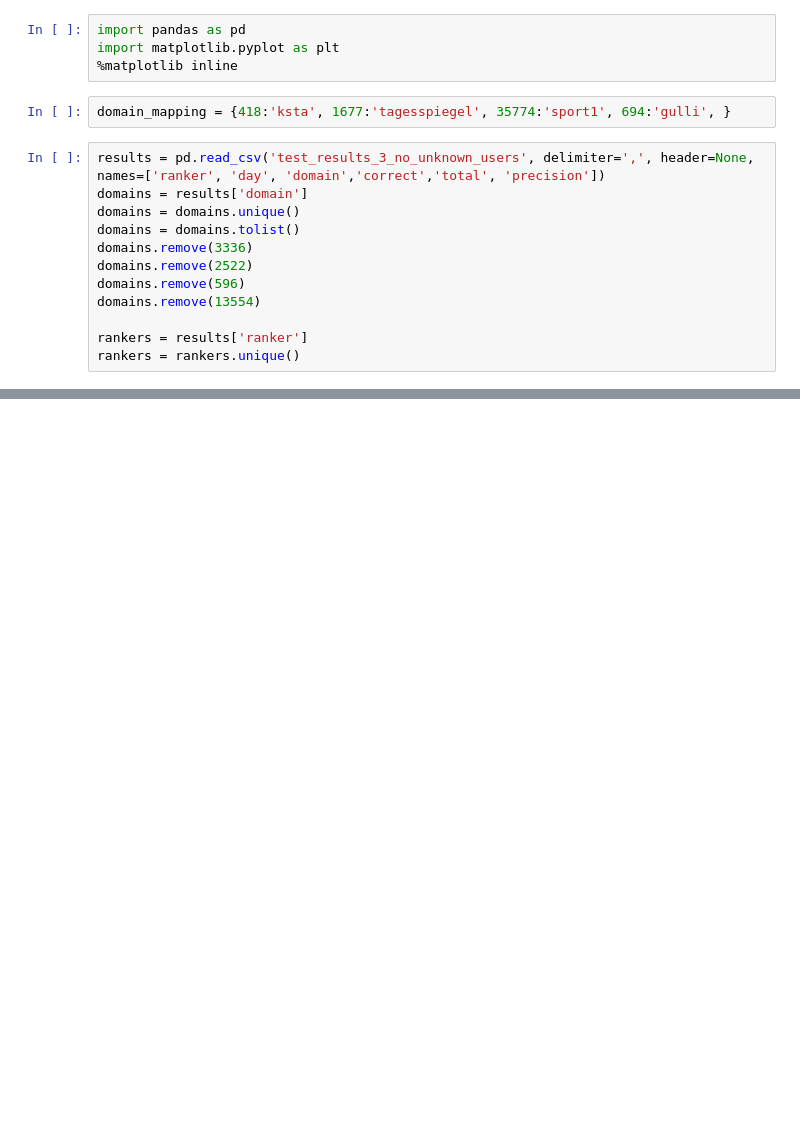
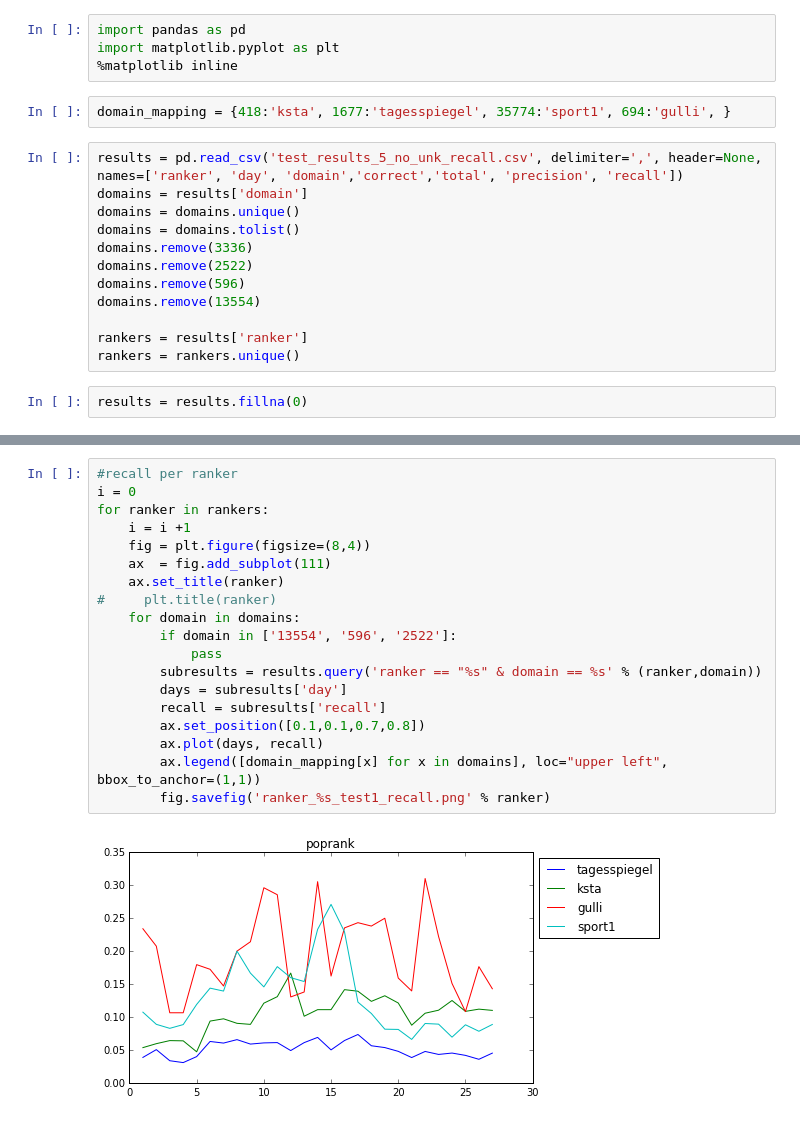
Before and after one commit to martijnnanne/newsreel-offline, a Jupyter notebook: results/Fancy_graphs.ipynb, the cells around one changed output, grey strips where cells are left out. Drawn from its saved outputs; the diff is of its cells as text; blank space fills up the shorter version.

```diff
--- a/results/Fancy_graphs.ipynb
+++ b/results/Fancy_graphs.ipynb
@@ -5,7 +5,7 @@ import matplotlib.pyplot as plt
 # %%
 domain_mapping = {418:'ksta', 1677:'tagesspiegel', 35774:'sport1', 694:'gulli', }
 # %%
-results = pd.read_csv('test_results_3_no_unknown_users', delimiter=',', header=None, names=['ranker', 'day', 'domain','correct','total', 'precision'])
+results = pd.read_csv('test_results_5_no_unk_recall.csv', delimiter=',', header=None, names=['ranker', 'day', 'domain','correct','total', 'precision', 'recall'])
 domains = results['domain']
 domains = domains.unique()
 domains = domains.tolist()
@@ -16,6 +16,8 @@ domains.remove(13554)
 
 rankers = results['ranker']
 rankers = rankers.unique()
+# %%
+results = results.fillna(0)
 # %%
 domains
 # %% [output]
@@ -87,3 +90,24 @@ for domain in domains:
 [figure]
 [figure]
 [figure]
+# %%
+#recall per ranker
+i = 0
+for ranker in rankers:
+    i = i +1
+    fig = plt.figure(figsize=(8,4))
+    ax  = fig.add_subplot(111)
+    ax.set_title(ranker)
+#     plt.title(ranker)
+    for domain in domains:
+        if domain in ['13554', '596', '2522']:
+            pass
+        subresults = results.query('ranker == "%s" & domain == %s' % (ranker,domain))
+        days = subresults['day']
+        recall = subresults['recall']
+        ax.set_position([0.1,0.1,0.7,0.8])
+        ax.plot(days, recall)
+        ax.legend([domain_mapping[x] for x in domains], loc="upper left", bbox_to_anchor=(1,1))
+        fig.savefig('ranker_%s_test1_recall.png' % ranker)
+# %% [output]
+[figure, added]
```
Also changed, not shown: parts of 10 cells of this notebook, 10 other files.
